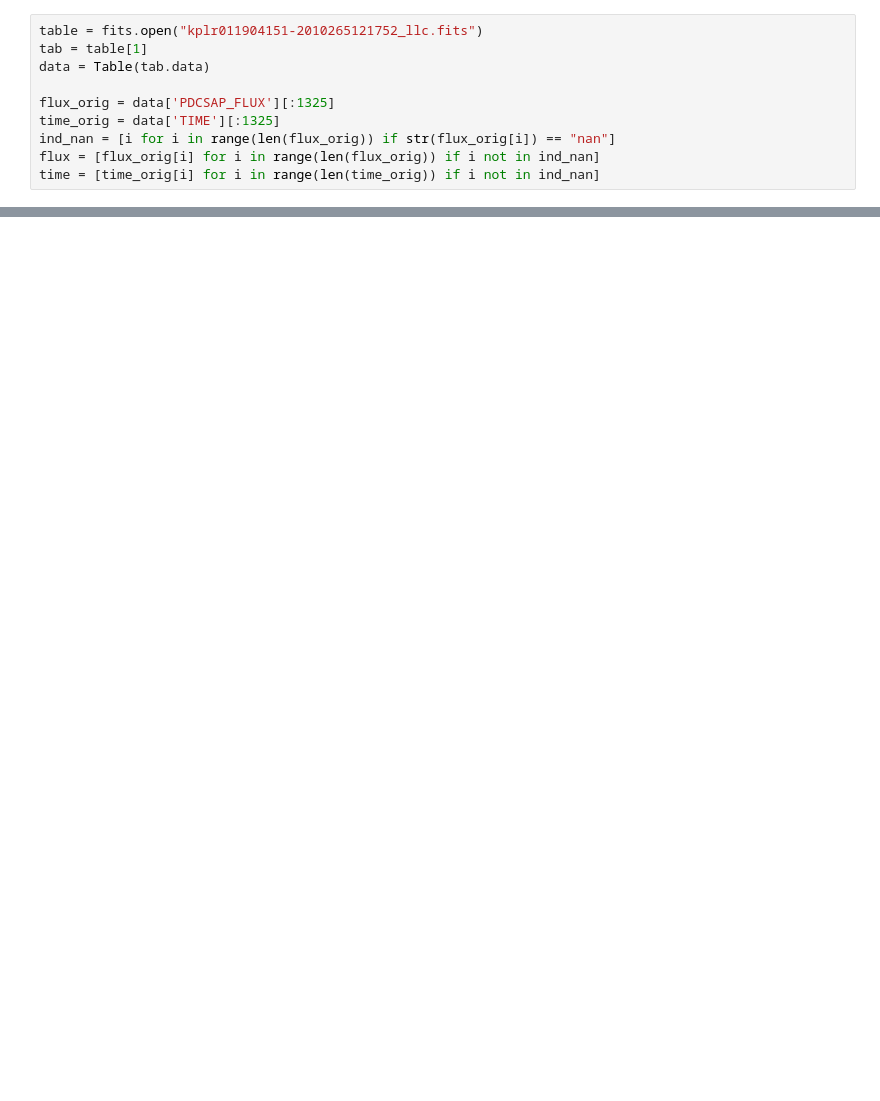
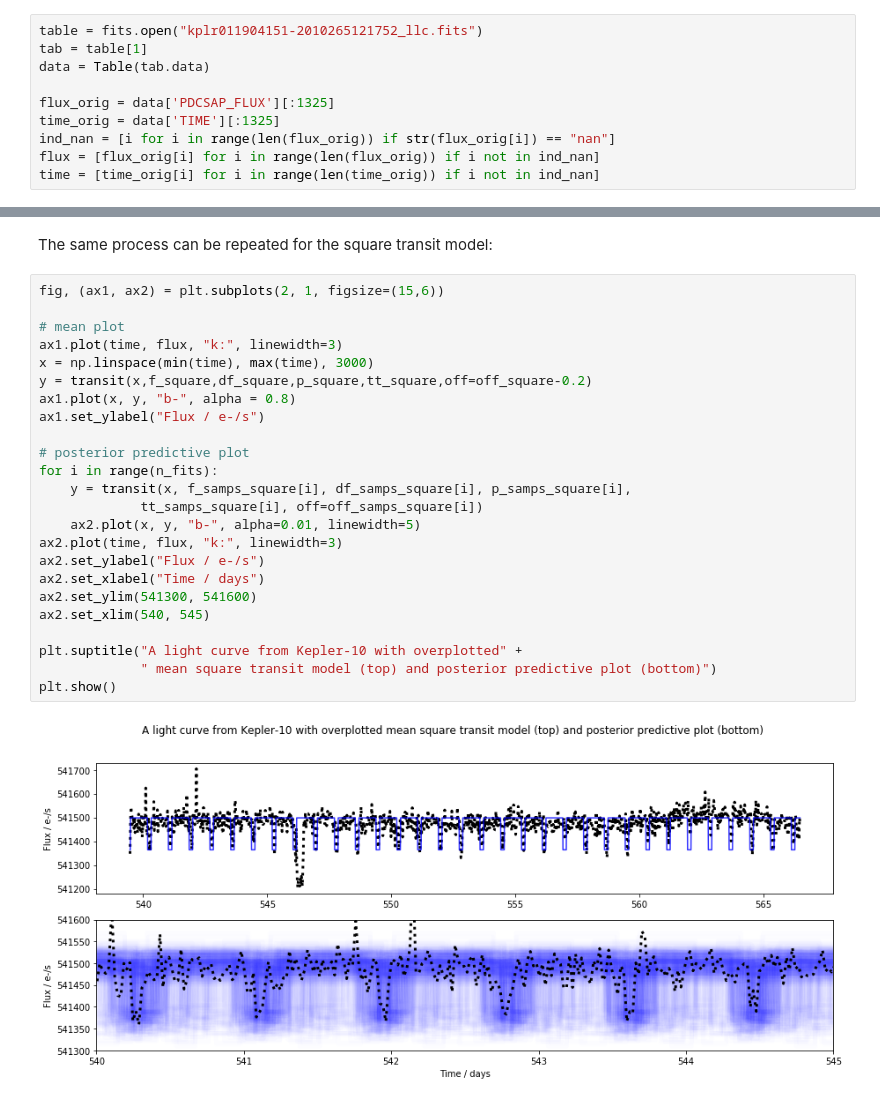
Before and after one commit to Mo-Ghani/Sampling, a Jupyter notebook: emcee/LightCurve.ipynb, the cells around one changed output, grey strips where cells are left out. Saved outputs shown, nothing was run; the diff lists cells and outputs as text; blank space fills up the shorter version.

```diff
--- a/emcee/LightCurve.ipynb
+++ b/emcee/LightCurve.ipynb
@@ -190,0 +395,28 @@ off = -2.103449749165209e-05 ± 0.0048050131931093466
+# %% [markdown]
+The same process can be repeated for the square transit model:
+# %%
+fig, (ax1, ax2) = plt.subplots(2, 1, figsize=(15,6))
+
+# mean plot
+ax1.plot(time, flux, "k:", linewidth=3)
+x = np.linspace(min(time), max(time), 3000)
+y = transit(x,f_square,df_square,p_square,tt_square,off=off_square-0.2)
+ax1.plot(x, y, "b-", alpha = 0.8)
+ax1.set_ylabel("Flux / e-/s")
+
+# posterior predictive plot
+for i in range(n_fits):
+    y = transit(x, f_samps_square[i], df_samps_square[i], p_samps_square[i],
+             tt_samps_square[i], off=off_samps_square[i])
+    ax2.plot(x, y, "b-", alpha=0.01, linewidth=5)
+ax2.plot(time, flux, "k:", linewidth=3)
+ax2.set_ylabel("Flux / e-/s")
+ax2.set_xlabel("Time / days")
+ax2.set_ylim(541300, 541600)
+ax2.set_xlim(540, 545)
+
+plt.suptitle("A light curve from Kepler-10 with overplotted" +
+             " mean square transit model (top) and posterior predictive plot (bottom)")
+plt.show()
+# %% [output]
+[figure, added]
```
Also changed, not shown: parts of 65 cells of this notebook.
